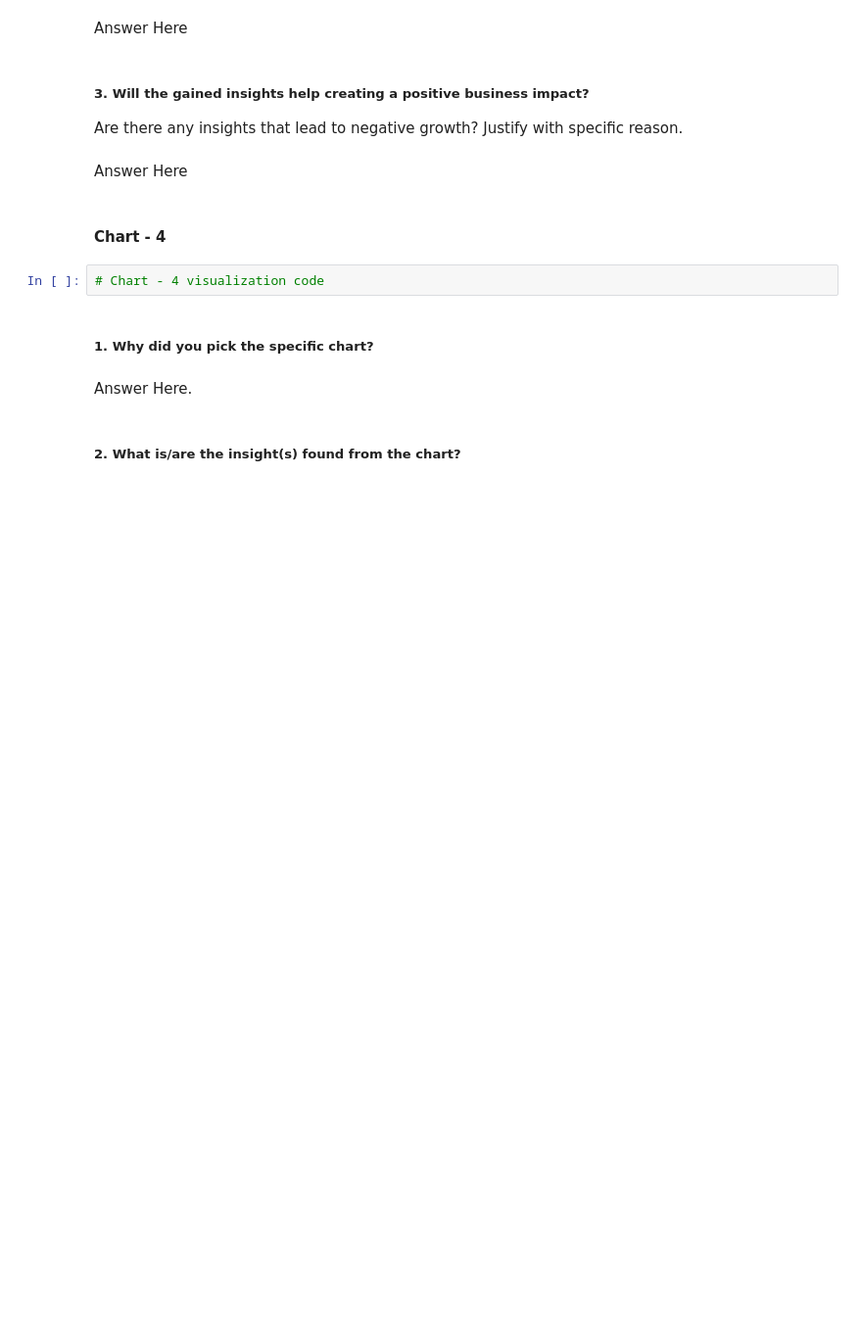
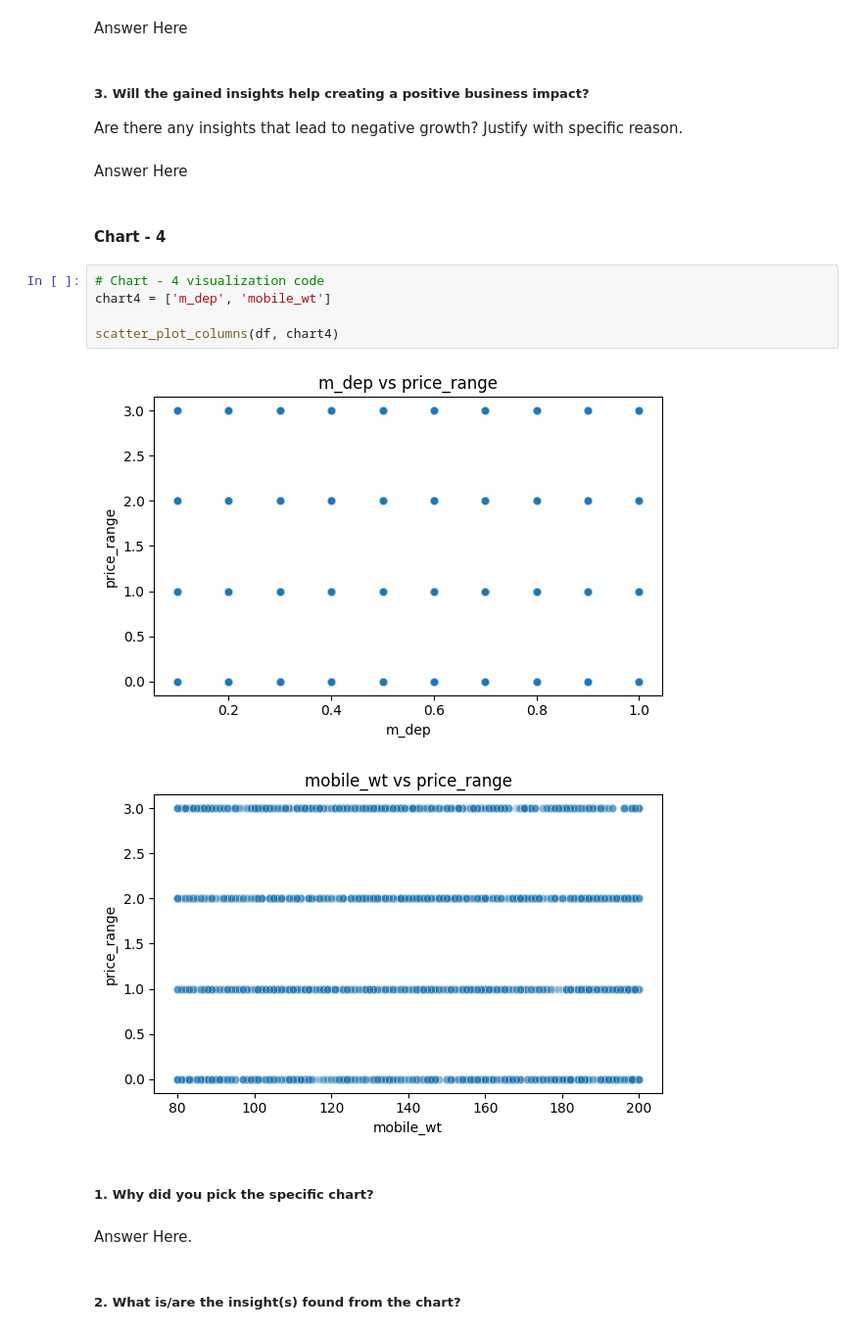
Before and after one commit to varuncode01/ST_Project3, a Jupyter notebook: ML_Project3.ipynb, the cells around one changed output. Shown at 98% size. Saved outputs shown, nothing was run; the diff lists cells and outputs as text; blank space fills up the shorter version.

```diff
--- a/ML_Project3.ipynb
+++ b/ML_Project3.ipynb
@@ -549,6 +562,12 @@ Answer Here
 #### Chart - 4
 # %%
 # Chart - 4 visualization code
+chart4 = ['m_dep', 'mobile_wt']
+
+scatter_plot_columns(df, chart4)
+# %% [output]
+[figure, added]
+[figure, added]
 # %% [markdown]
 ##### 1. Why did you pick the specific chart?
 # %% [markdown]
```
Also changed, not shown: parts of 3 cells of this notebook.
